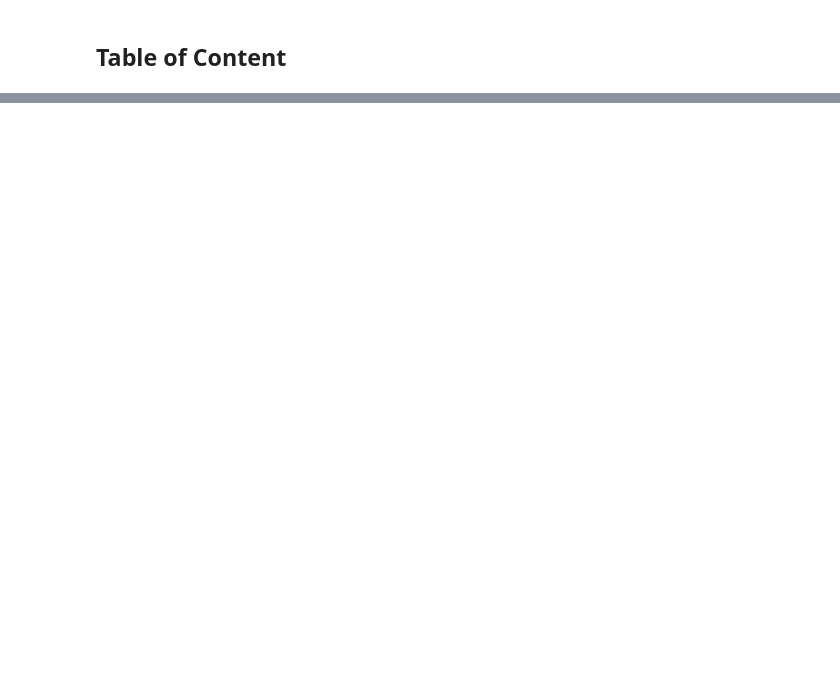
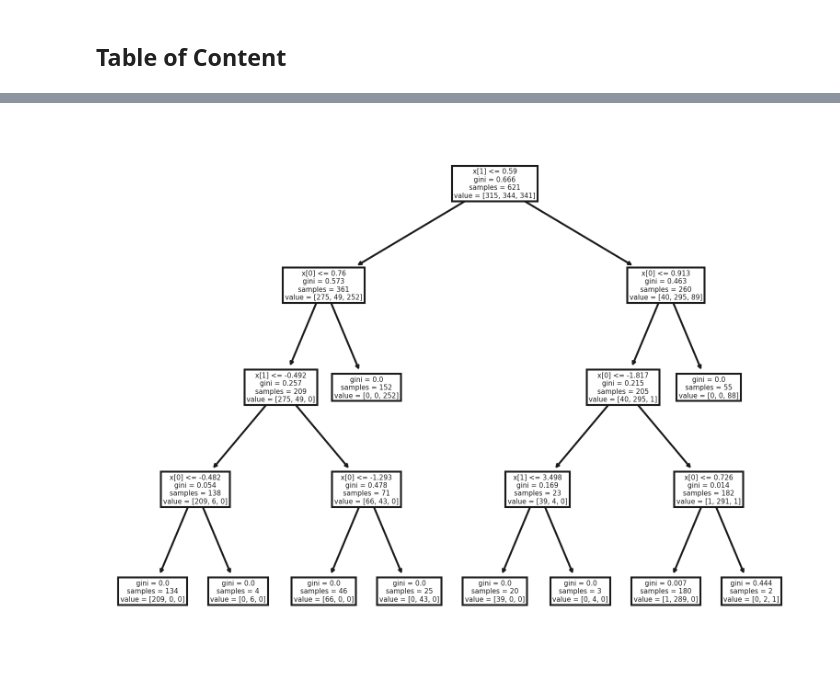
Before and after one commit to sigvehaug/MLwPython, a Jupyter notebook: 3_ML_SL_TreesForests.ipynb, the cells around one changed output, grey strips where cells are left out. Saved outputs shown, nothing was run; the diff lists cells and outputs as text; code cells hidden in the pictures; blank space fills up the shorter version.

```diff
--- a/3_ML_SL_TreesForests.ipynb
+++ b/3_ML_SL_TreesForests.ipynb
@@ -279,0 +174,35 @@ plt.plot()
+# %%
+# make 3-class dataset for classification
+centers = [[-5, 0], [0, 1.5], [5, -1]]
+X, y = make_blobs(n_samples=1000, centers=centers, random_state=40)
+transformation = [[0.4, 0.2], [-0.4, 1.2]]
+X = np.dot(X, transformation)
+
+for n_est in (1, 4, 50):
+    # do fit
+    rfc = ensemble.RandomForestClassifier(max_depth=4, n_estimators=n_est,)
+    rfc.fit(X, y)
+
+    # print the training scores
+    print("training score : %.3f (n_est=%d)" % (rfc.score(X, y), n_est))
+
+    # get range for visualization
+    x_0 = X[:, 0]
+    x_1 = X[:, 1]
+    x_min = x_0.min() - 1
+    x_max = x_0.max() + 1
+    y_min = x_1.min() - 1
+    y_max = x_1.max() + 1
+
+    plt.figure(figsize=(10,10))
+    plot_prediction_2d(x_min, x_max, y_min, y_max, classifier=rfc)
+
+    # Plot also the training points
+    colors = 'rbg'
+    for i, color in enumerate(colors):
+        idx = np.where(y == i)
+        plt.scatter(x_0[idx], x_1[idx], c=color,
+                    edgecolor='black', s=20, linewidth=0.2)
+
+
+    plt.show()
@@ -279,0 +216,6 @@ plt.plot()
+# %%
+plt.figure(dpi=300)
+with plt.style.context('classic'):
+  tree.plot_tree(rfc.estimators_[20]);
+# %% [output]
+[figure, added]
```
Also changed, not shown: parts of 59 cells of this notebook.
